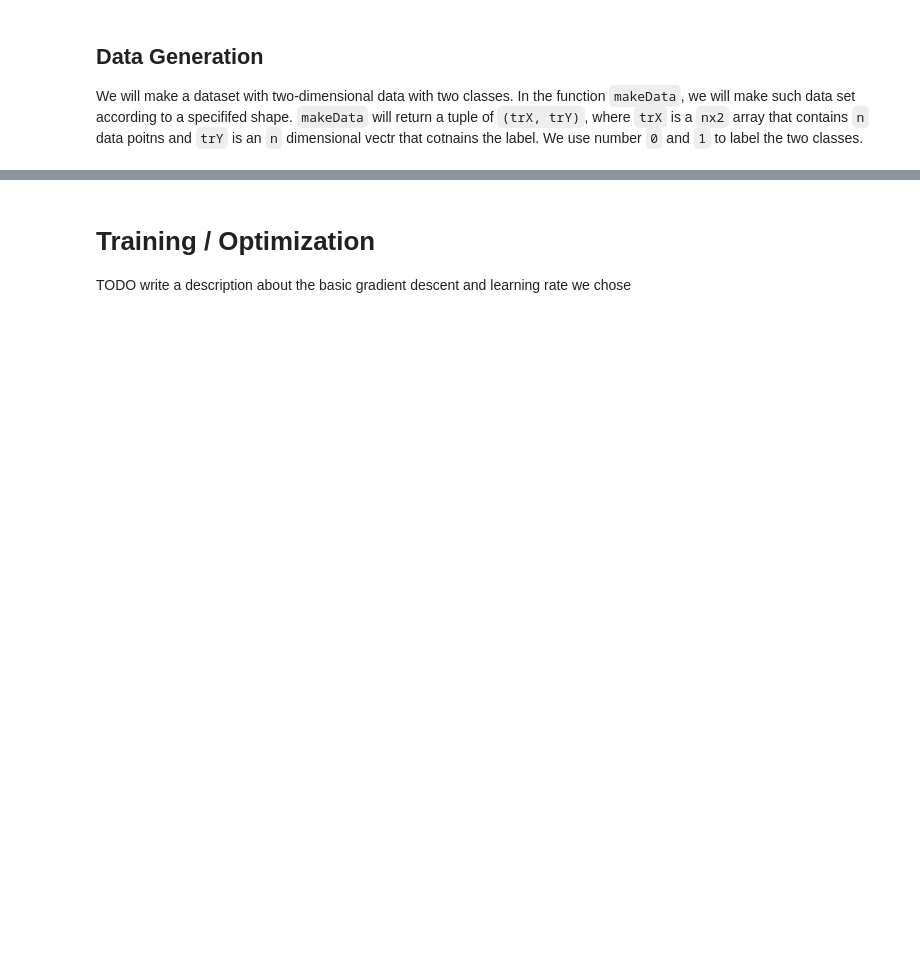
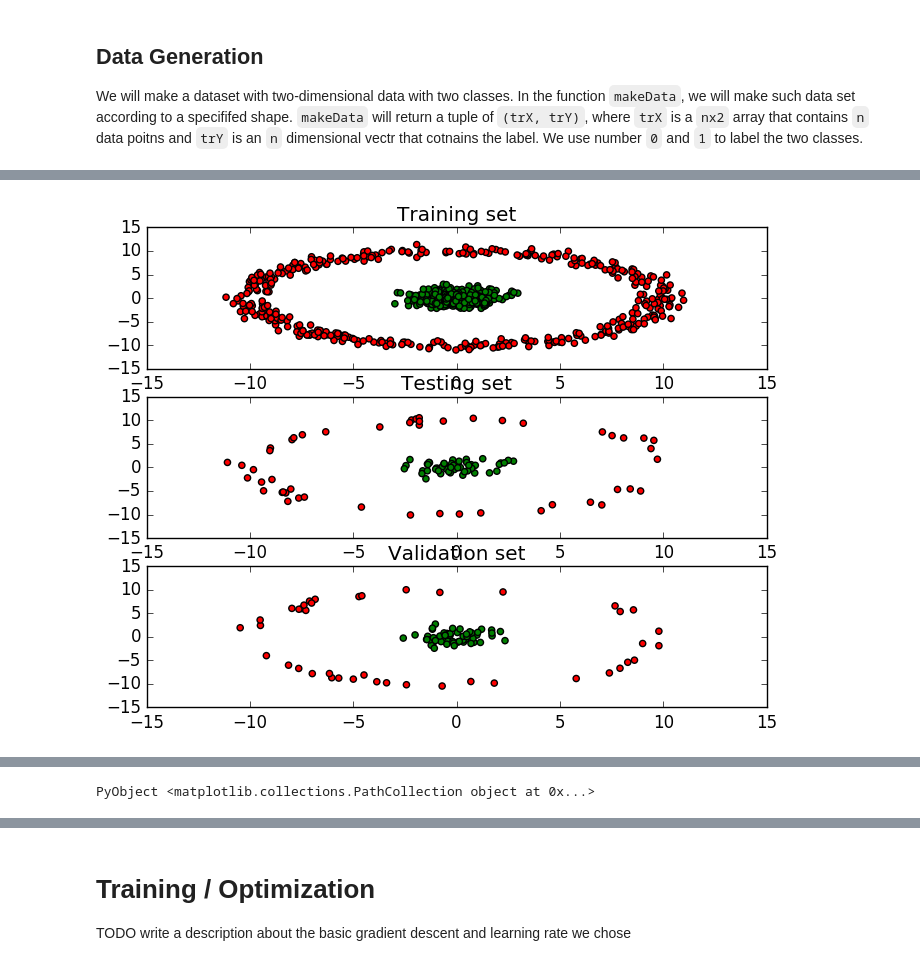
Before and after one commit to stevenygd/NN.jl, a Jupyter notebook: 2D-Data MLP Example.ipynb, the cells around one changed output, grey strips where cells are left out. Cells and saved outputs as stored; diff of their text form; code cells hidden in the pictures; blank space fills up the shorter version.

```diff
--- a/2D-Data MLP Example.ipynb
+++ b/2D-Data MLP Example.ipynb
@@ -139,0 +82,32 @@ PyObject <matplotlib.collections.PathCollection object at 0x...>
+# %%
+function datasplit(trX, trY)
+    local N = size(trY)[1]
+    local size_training = convert(Int, N * 8/10)
+    local size_testing = convert(Int, N / 10)
+    local train_set = (trX[1:size_training,:],trY[1:size_training,:])
+    local test_set = (trX[size_training + 1:size_training + size_testing, :],
+                                trY[size_training + 1 : size_training + size_testing, :])
+    local validation_set =  (trX[size_training + size_testing + 1:N, :],
+                                    trY[size_training + size_testing + 1:N,:])
+    return train_set, test_set, validation_set
+end
+
+X, Y = makeData(500,500)
+train_set, test_set, validation_set = datasplit(X, Y)
+trX, trY = train_set[1], train_set[2]
+valX, valY = validation_set[1], validation_set[2]
+teX, teY = test_set[1], test_set[2]
+
+subplot(311)
+title("Training set")
+scatter(trX[:,1], trX[:,2], c=map(x-> (x >0)?"r":"g", trY[:,]))
+
+subplot(312)
+title("Testing set")
+scatter(teX[:,1],teX[:,2], c=map(x-> (x >0)?"r":"g",teY[:,]))
+
+subplot(313)
+title("Validation set")
+scatter(valX[:,1],valX[:,2], c=map(x-> (x >0)?"r":"g",valY[:,]))
+# %% [output]
+[figure, added]
@@ -140,3 +115,4 @@ PyObject <matplotlib.collections.PathCollection object at 0x...>
+PyObject <matplotlib.collections.PathCollection object at 0x...>
 # %% [markdown]
 # Network Structure
 
```
Also changed, not shown: parts of 9 cells of this notebook.
